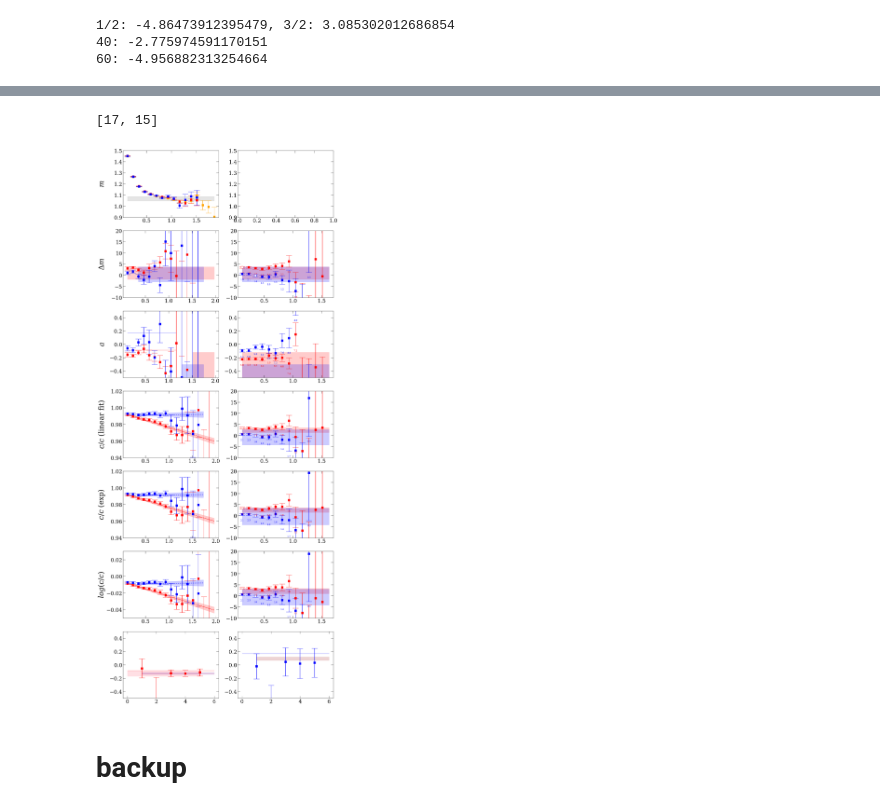
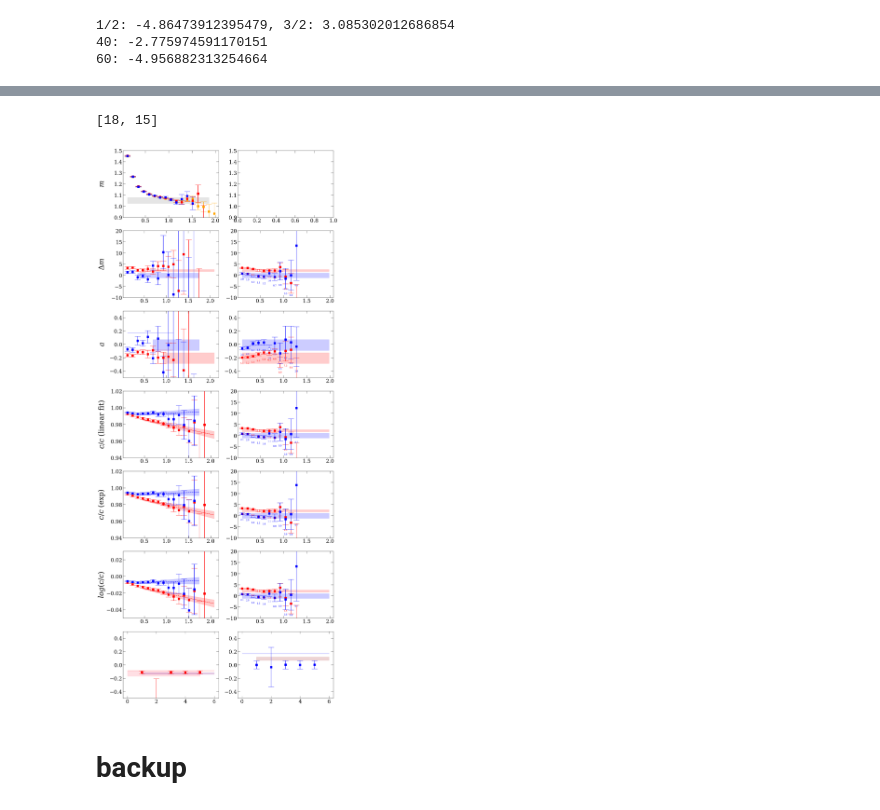
Before and after one commit to lee14916/glwc2, a Jupyter notebook: project2/03_NpiScatteringWilson/analysis.ipynb, the cells around one changed output, grey strips where cells are left out. Cells and saved outputs as stored; diff of their text form; code cells hidden in the pictures.

```diff
--- a/project2/03_NpiScatteringWilson/analysis.ipynb
+++ b/project2/03_NpiScatteringWilson/analysis.ipynb
@@ -51,7 +48,9 @@ def symmetrize(dat):
     dat_bw=np.roll(np.flip(dat,axis=1),1,axis=1)
     return((dat[:,:,0]+dat[:,:,5]) - (dat_bw[:,:,10]+dat_bw[:,:,15]))/4
 
-path='/capstor/store/cscs/userlab/s1174/lyan/code/projectData2/03_NpiScatteringWilson/A15/data_merge/NpiScatteringWilson.h5'
+d_jk=1
+Nsrc=1000
+path=f'/capstor/store/cscs/userlab/s1174/lyan/code/projectData2/03_NpiScatteringWilson/A15/data_merge/NpiScatteringWilson_Nsrc={Nsrc}.h5'
 data={}
 with h5py.File(path) as f:
     cfgs_all=[cfg.decode() for cfg in f['cfgs'][:]]
@@ -64,14 +63,14 @@ with h5py.File(path) as f:
         if cont in ['N']:
             t=f[f'data/{cont}'][:,:,16]
             t=symmetrize(t)
-            data[cont]=yu.jackknife(t[cfgs_map])
+            data[cont]=yu.jackknife(t[cfgs_map],d=d_jk)
             continue
         if cont in ['P','P_hybrid']:
             t=f[f'data/{cont}'][:,:,0]
             t_bw=np.roll(np.flip(t,axis=1),1,axis=1)
             t=(t+t_bw)/2
-            data[cont]=yu.jackknife(t[cfgs_map])
+            data[cont]=yu.jackknife(t[cfgs_map],d=d_jk)
             continue
         t=f[f'data/{cont}'][:,:,0]
         t=symmetrize(t)
-        data[cont]=yu.jackknife(t[cfgs_map])
+        data[cont]=yu.jackknife(t[cfgs_map],d=d_jk)
@@ -86,8 +271,8 @@ def C2pt2meff(C2pt,totalT):
 func=lambda c2pt:C2pt2meff(c2pt,48)
 meff_pion=yu.jackmap(func,np.real(data['P']))
 
-fitmins_pion=range(1,15)
-fitmax_pion=24
+fitmax_pion=24-tau
+fitmins_pion=range(1,fitmax_pion-5)
 
 m_pi=None
 for mask in [None,'uncorrelated']:
@@ -139,4 +324,6 @@ for mask in [None,'uncorrelated']:
         ylim=ax.get_ylim(); chi2_shift=(ylim[1]-ylim[0])/12
         ax.annotate("%0.1f" %chi2R,(plt_x,plt_y-plt_err-chi2_shift),color='r',size=chi2Size,ha='center')
     ax.legend()
+
+    plt.savefig('fig/c2pt_pion_correlated.pdf' if mask is None else 'fig/c2pt_pion_uncorrelated.pdf')
 # %% [output]
@@ -355,11 +542,11 @@ mpi=140/lat_aInv
 mu=1/(1/mN+1/mpi)
 L=48
 
-def sl2es(a0):
-    c1=-2.837297; c2=6.375183
-    return - (2*np.pi)/(mu*L) * a0/L * ( 1 + c1*a0/L + c2*(a0/L)**2 ) / L
-def es2sl(dE):
-    return yu.fsolve2(lambda a0:sl2es(a0)-dE, 0)
+# def sl2es(a0):
+#     c1=-2.837297; c2=6.375183
+#     return - (2*np.pi)/(mu*L) * a0/L * ( 1 + c1*a0/L + c2*(a0/L)**2 ) / L
+# def es2sl(dE):
+#     return yu.fsolve2(lambda a0:sl2es(a0)-dE, 0)
 
 
 a12_center=169.8*1e-3 * (mpiC_phys**-1); a12_error=2.0*1e-3 * (mpiC_phys**-1)
@@ -374,7 +561,9 @@ def sl2es(mu, L, a0):
     c1=-2.837297; c2=6.375183
     return - (2*np.pi)/(mu*L) * a0/L * ( 1 + c1*a0/L + c2*(a0/L)**2 ) / L
 def es2sl(mu, L, dE):
-    return yu.fsolve2(lambda a0:sl2es(mu, L, a0)-dE, 0)
+    res=yu.fsolve2(lambda a0:sl2es(mu, L, a0)-dE, 0)
+    # print(res)
+    return res
 
 m_mu=[1/(1/mpi+1/mN) for mpi,mN in zip(m_pi,m_N)] # lat unit
 
@@ -412,6 +1082,8 @@ temp=[(i,r) for i,r in enumerate(rela) if r>0.2 and i!=0]
 fitmax12=temp[0][0]-1 if len(temp)!=0 else len(mEff_mean)-1
 fitmaxs=[fitmax32,fitmax12]
 print(fitmaxs)
+dfitminmax=3
+fitmins=range(1,fitmax-dfitminmax)
 
 func=lambda c:np.log(c/np.roll(c,-1))
 meff_12=yu.jackmap(func,c_12)
@@ -524,7 +1196,6 @@ for icase in range(2):
     plt_x=np.arange(tmin,fitmax)*xunit; plt_y=mean[tmin:fitmax]*yunit; plt_yerr=err[tmin:fitmax]*yunit
     ax.errorbar(plt_x,plt_y,plt_yerr,color=color)
 
-    fitmins=range(1,fitmax-3)
     pars0=[0.2]
     fits=[]
     for fitmin in fitmins:
@@ -591,7 +1262,6 @@ for icase in range(2):
     ax.errorbar(plt_x,plt_y,plt_yerr,color=color)
     # print(i,fitmax)
 
-    fitmins=range(1,fitmax-3)
     pars0=[0.2]
     fits=[]
     for fitmin in fitmins:
@@ -648,7 +1318,6 @@ for icase in range(2):
     plt_x=np.arange(tmin,fitmax)*xunit; plt_y=mean[tmin:fitmax]*yunit; plt_yerr=err[tmin:fitmax]*yunit
     ax.errorbar(plt_x,plt_y,plt_yerr,color=color)
 
-    fitmins=range(1,fitmax-3)
     pars0=[0.2,1]
     fits=[]
     for fitmin in fitmins:
@@ -721,8 +1390,6 @@ for icase in range(2):
     xunit=lat_a; yunit=1
     plt_x=np.arange(tmin,fitmax)*xunit; plt_y=mean[tmin:fitmax]*yunit; plt_yerr=err[tmin:fitmax]*yunit
     ax.errorbar(plt_x,plt_y,plt_yerr,color=color)
-
-    fitmins=range(1,fitmax-3)
     pars0=[0.2,1]
     fits=[]
     for fitmin in fitmins:
@@ -796,7 +1463,6 @@ for icase in range(2):
     plt_x=np.arange(tmin,fitmax)*xunit; plt_y=mean[tmin:fitmax]*yunit; plt_yerr=err[tmin:fitmax]*yunit
     ax.errorbar(plt_x,plt_y,plt_yerr,color=color)
 
-    fitmins=range(1,fitmax-3)
     pars0=[0.2,1]
     fits=[]
     for fitmin in fitmins:
@@ -823,35 +1489,37 @@ for icase in range(2):
     for i,fit in enumerate(fits):
         fitmin,pars_jk,chi2_jk,Ndof=fit
         mean,err=yu.jackme(pars_jk); chi2R=np.mean(chi2_jk)/Ndof
         plt_x=fitmin*xunit; plt_y=mean[0]*yunit; plt_err=err[0]*yunit
         ax.errorbar(plt_x,plt_y,plt_err,fmt='s',color=color,mfc='white' if i==ind_mpf else None)
         ylim=ax.get_ylim(); chi2_shift=(ylim[1]-ylim[0])/12
         ax.annotate("%0.1f" %chi2R,(plt_x,plt_y-plt_err-chi2_shift),color=color,size=chi2Size,ha='center')
 
     ax=axs[irow,0]
     xunit=lat_a; yunit=1
     fitmin,pars_jk,chi2_jk,Ndof=fits[ind_mpf]
     tList=np.arange(fitmin,fitmax,0.1)
     def fitfunc(pars):
         dm,c=pars
         return c-dm*tList
     ys=np.array([fitfunc(pars) for pars in pars_jk])
     mean,err=yu.jackme(ys)
     x=tList*xunit; ymin=mean-err; ymax=mean+err
     ax.plot(x,mean,color=color,linestyle='--',marker='')
     ax.fill_between(x, ymin, ymax, color=color, alpha=0.2)
 
     ax=axs[Nrow-1,icase]
     xunit=1; yunit=1
     pars_jk,props_jk=yu.jackMA(fits)
 
     t=np.array([es2sl(mu,lat_NL,dE)*mpi for dE,mu,mpi in zip(pars_jk[:,0],m_mu,m_pi)])
     mean,err=yu.jackme(t)
     plt_x=[irow]; plt_y=mean*yunit; plt_err=err*yunit
     ax.errorbar(plt_x,plt_y,plt_err,fmt='s',color=color)
+
+plt.savefig(f'fig/scatteringLength_modelAvg_Nsrc={Nsrc}.pdf')
 # %% [output]
-[17, 15]
+[18, 15]
-[figure, old version]
+[figure, new version]
 # %% [markdown]
 # backup
 # %%
```
Also changed, not shown: parts of 10 cells of this notebook, 20 other files.
